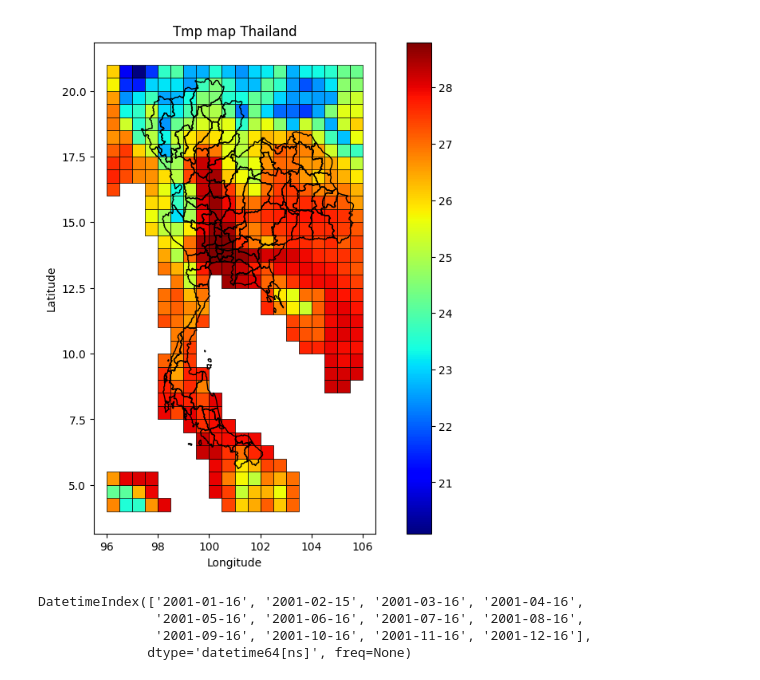
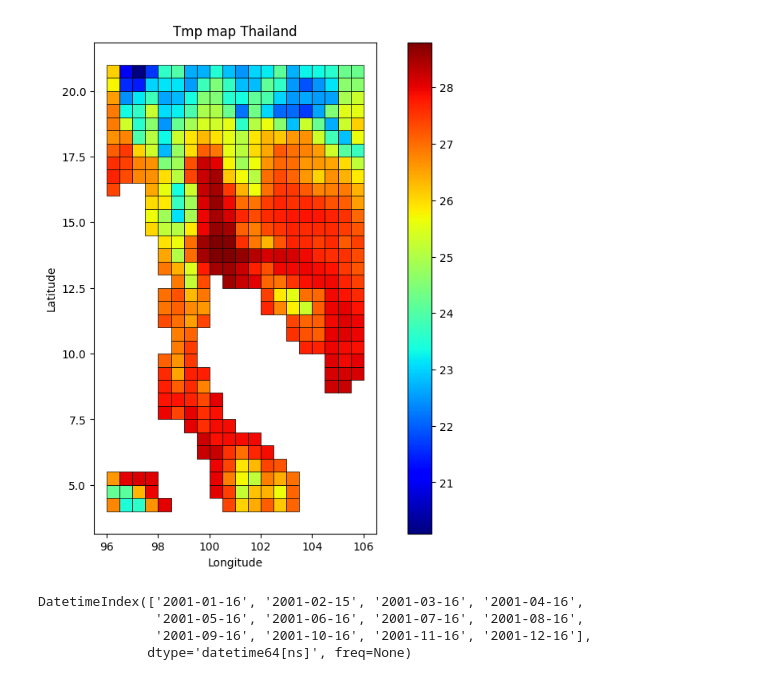
Before and after one commit to supakron-suk/climate-project-app, a Jupyter notebook: src/Jupyter/nc-to-json.ipynb, the cells around one changed output. Drawn from its saved outputs; the diff is of its cells as text; code cells hidden in the pictures.

```diff
--- a/src/Jupyter/nc-to-json.ipynb
+++ b/src/Jupyter/nc-to-json.ipynb
@@ -67,28 +67,28 @@ print(f"ข้อมูลถูกบันทึกในไฟล์ {output_
 # %%
 import geopandas as gpd
 import matplotlib.pyplot as plt
 import seaborn as sns
 
 # โหลดข้อมูล GeoJSON
 data = gpd.read_file('../Geo-data/nc_to_json_2001.json')
-shapefile = gpd.read_file('../Geo-data/thailand-Geo.json')
+# shapefile = gpd.read_file('../Geo-data/thailand-Geo.json')
 
 # สร้าง plot
 fig, ax = plt.subplots(figsize=(10, 8))
 
 # แสดงผลข้อมูลพื้นที่ด้วย GeoPandas
 data.plot(column='temperature', cmap='jet', linewidth=0.5, ax=ax, edgecolor='black', legend=True)
 
-shapefile.geometry.boundary.plot(ax=ax, color='black', linewidth=1)
+# shapefile.geometry.boundary.plot(ax=ax, color='black', linewidth=1)
 
 # ปรับแต่งการแสดงผลเพิ่มเติม
 plt.title('Tmp map Thailand')
 plt.xlabel('Longitude')
 plt.ylabel('Latitude')
 
 plt.show()
 # %% [output]
-[figure, old version]
+[figure, new version]
 # %%
 import xarray as xr
 import pandas as pd
```
Also changed, not shown: 11 other files.
